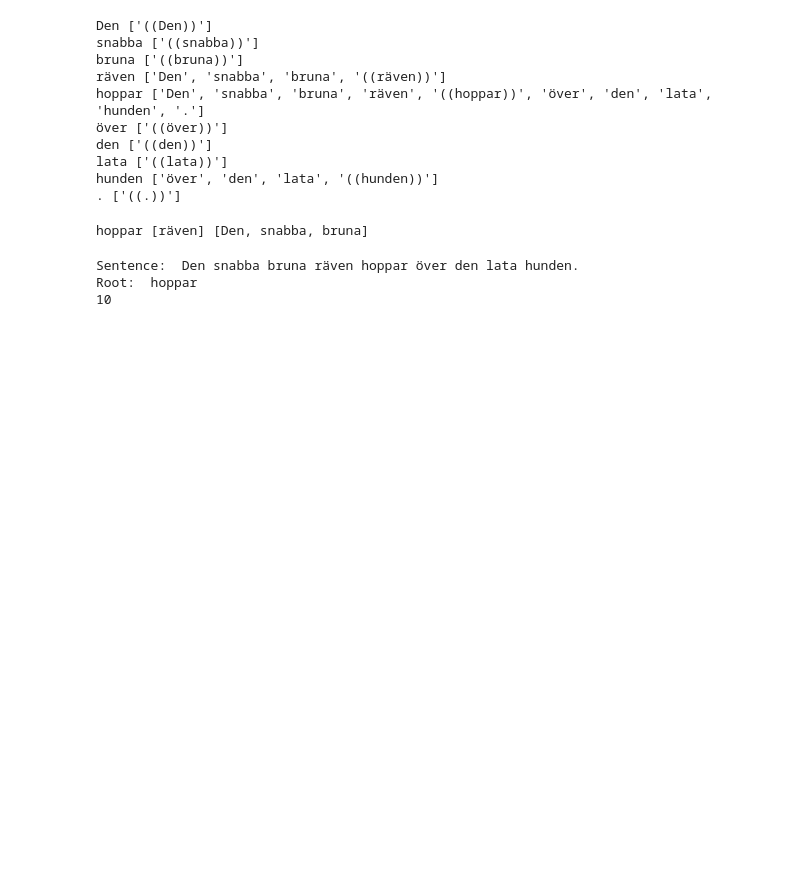
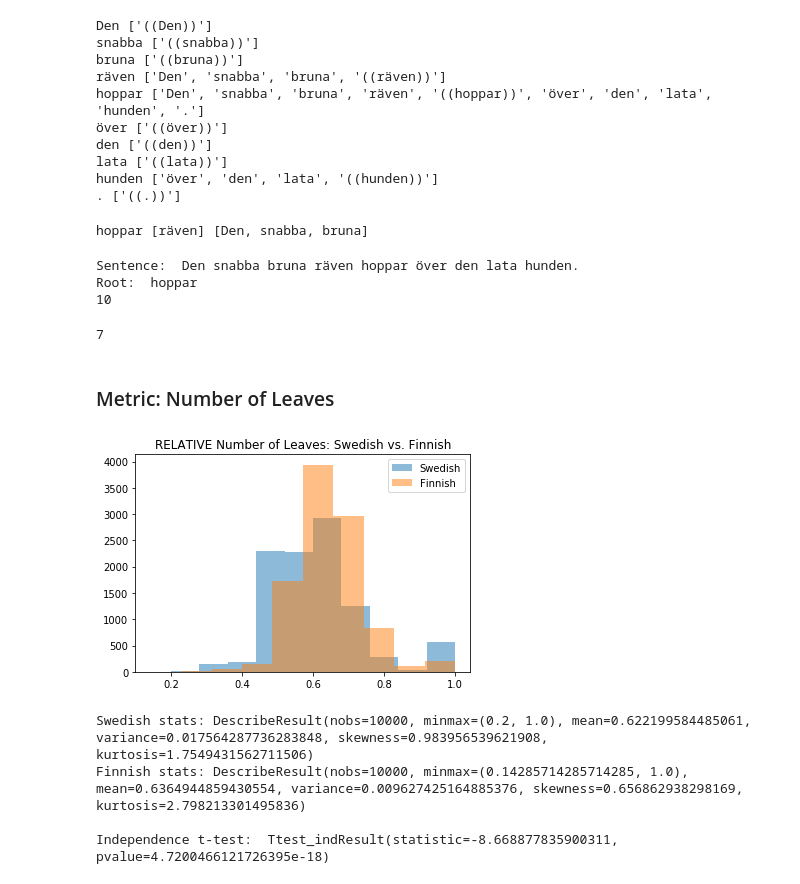
Before and after one commit to linnealovespie/scandinavian-languages, a Jupyter notebook: Dependencies.ipynb, the cells around one changed output. Drawn from its saved outputs; the diff is of its cells as text; code cells hidden in the pictures; blank space fills up the shorter version.

Commit message:
start adding node metrics: depth and leaves

```diff
--- a/Dependencies.ipynb
+++ b/Dependencies.ipynb
@@ -161,0 +182,5 @@ def sentenceLength(doc):
+# %%
+tok = list(doc.sents)[0].root
+numLeafs(tok)
+# %% [output]
+7
@@ -161,0 +198,14 @@ def sentenceLength(doc):
+# %% [markdown]
+### Metric: Number of Leaves
+# %%
+file_path = os.path.join("/share/magpie/datasets/Swedish", "kubhist2","kubhist2-carlscronaswekoblad-1870.xml")
+depthsSwe = traverseSwed(file_path, numLeafs, True)
+file_path = os.path.join("/share/magpie/datasets/Swedish", "klk-sv-1771-1879-vrt", "klk-sv-1870.vrt")
+depthsFin = traverseFin(file_path, numLeafs, True)
+showResults(depthsSwe, depthsFin, "Swedish", "Finnish", "RELATIVE Number of Leaves: Swedish vs. Finnish")
+# %% [output]
+[figure, added]
+Swedish stats: DescribeResult(nobs=10000, minmax=(0.2, 1.0), mean=0.622199584485061, variance=0.017564287736283848, skewness=0.983956539621908, kurtosis=1.7549431562711506)
+Finnish stats: DescribeResult(nobs=10000, minmax=(0.14285714285714285, 1.0), mean=0.6364944859430554, variance=0.009627425164885376, skewness=0.656862938298169, kurtosis=2.798213301495836)
+
+Independence t-test:  Ttest_indResult(statistic=-8.668877835900311, pvalue=4.7200466121726395e-18)
```
Also changed, not shown: parts of 16 cells of this notebook.
